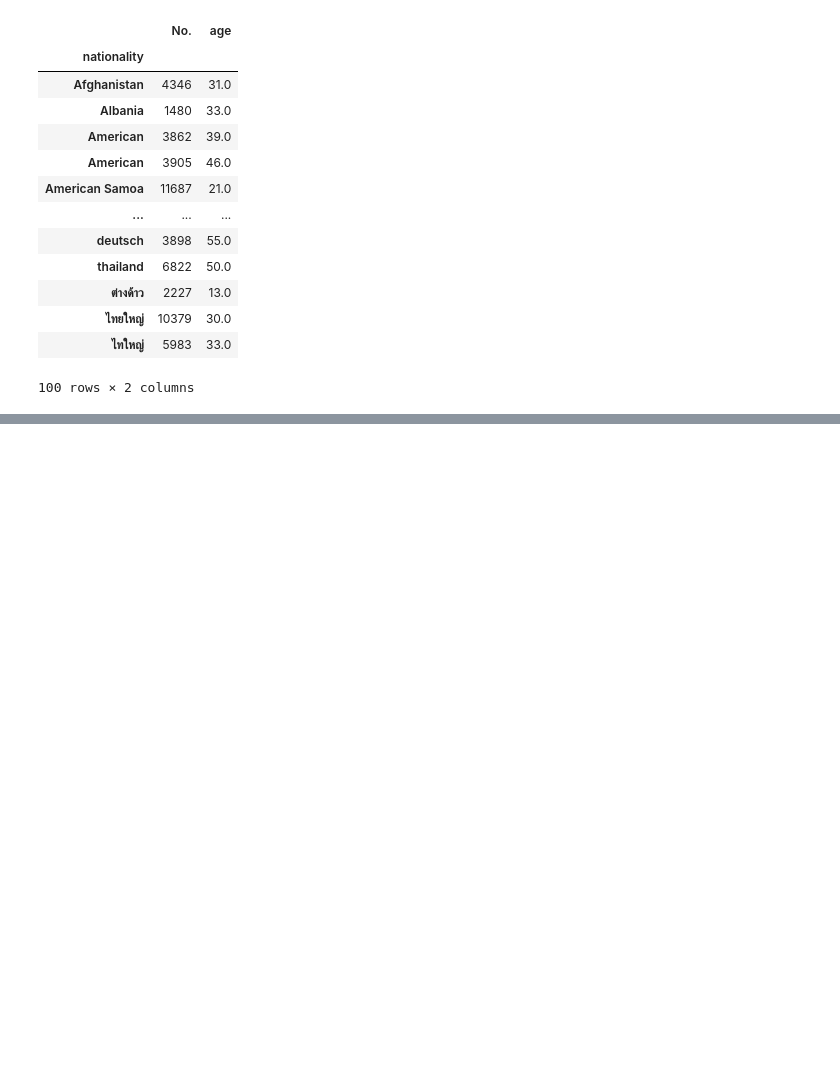
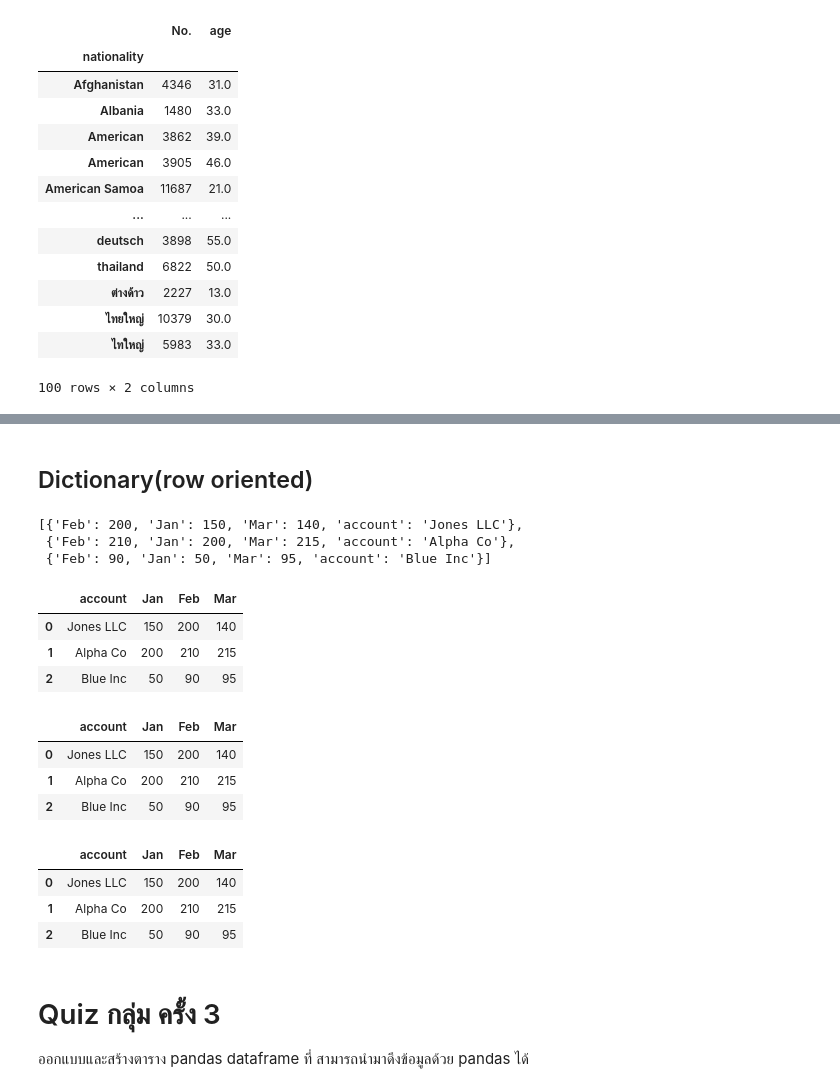
Before and after one commit to Wanita-8943/data_viz_2022, a Jupyter notebook: Pandas102.ipynb, the cells around one changed output, grey strips where cells are left out. Saved outputs shown, nothing was run; the diff lists cells and outputs as text; code cells hidden in the pictures; blank space fills up the shorter version.

```diff
--- a/Pandas102.ipynb
+++ b/Pandas102.ipynb
@@ -312,0 +319,21 @@ data_df.groupby('nationality').min(' ')
+# %% [markdown]
+## Dictionary(row oriented)
+# %%
+data_list = [ {'account':'Jones LLC','Jan':150,'Feb':200,'Mar':140},
+              {'account':'Alpha Co','Jan':200,'Feb':210,'Mar':215},
+              {'account':'Blue Inc','Jan':50,'Feb':90,'Mar':95},
+            ]
+# %%
+data_list
+# %% [output]
+[{'Feb': 200, 'Jan': 150, 'Mar': 140, 'account': 'Jones LLC'},
+ {'Feb': 210, 'Jan': 200, 'Mar': 215, 'account': 'Alpha Co'},
+ {'Feb': 90, 'Jan': 50, 'Mar': 95, 'account': 'Blue Inc'}]
+# %%
+df1 = pd.DataFrame(data_list)
+df1
+# %% [output]
+|  | account | Jan | Feb | Mar |
+| 0 | Jones LLC | 150 | 200 | 140 |
+| 1 | Alpha Co | 200 | 210 | 215 |
+| 2 | Blue Inc | 50 | 90 | 95 |
@@ -312,0 +345,8 @@ data_df.groupby('nationality').min(' ')
+# %%
+df2 = pd.DataFrame.from_records(data,columns=header)
+df2
+# %% [output]
+|  | account | Jan | Feb | Mar |
+| 0 | Jones LLC | 150 | 200 | 140 |
+| 1 | Alpha Co | 200 | 210 | 215 |
+| 2 | Blue Inc | 50 | 90 | 95 |
@@ -312,0 +359,8 @@ data_df.groupby('nationality').min(' ')
+# %%
+df3 = pd.DataFrame.from_dict(data_dict)
+df3
+# %% [output]
+|  | account | Jan | Feb | Mar |
+| 0 | Jones LLC | 150 | 200 | 140 |
+| 1 | Alpha Co | 200 | 210 | 215 |
+| 2 | Blue Inc | 50 | 90 | 95 |
@@ -312,0 +377,3 @@ data_df.groupby('nationality').min(' ')
+# %% [markdown]
+# Quiz กลุ่ม ครั้ง 3
+ออกแบบและสร้างตาราง pandas dataframe ที่ สามารถนำมาดึงข้อมูลด้วย pandas ได้
```
Also changed, not shown: parts of 10 cells of this notebook.
